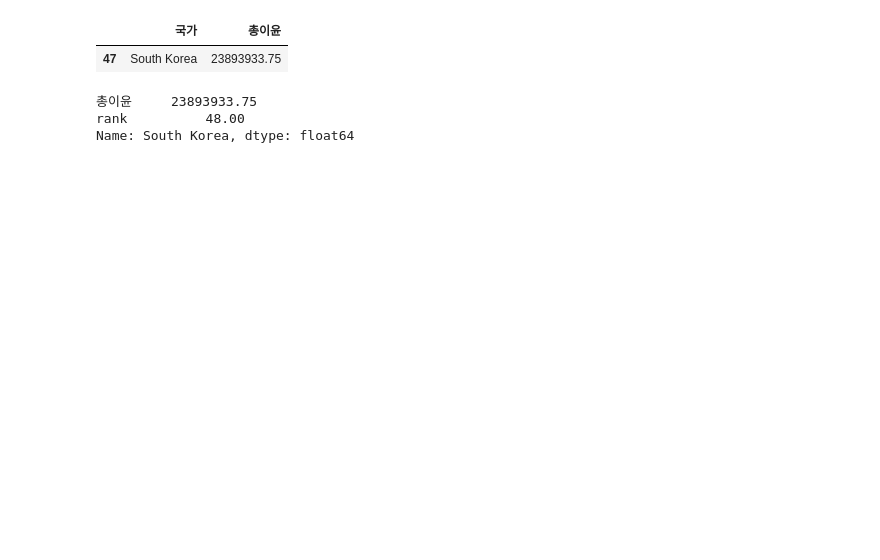
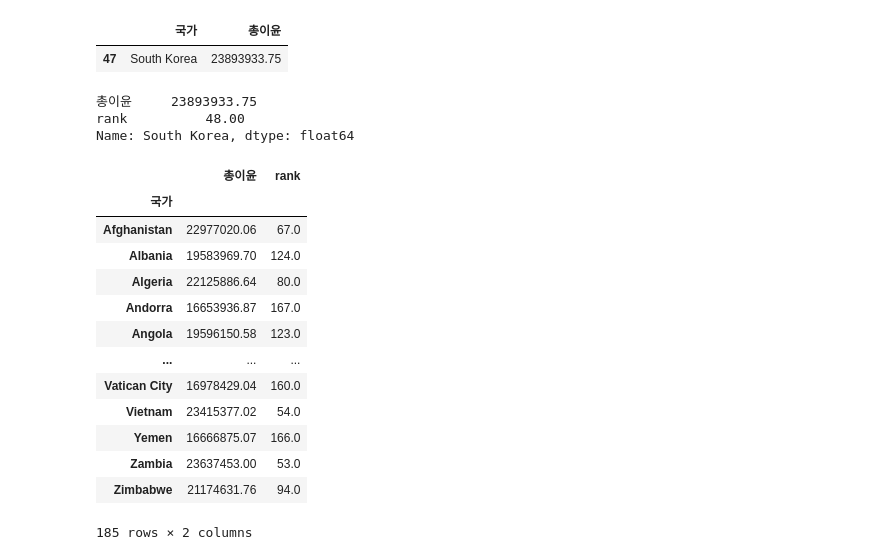
Before and after one commit to bsmoon-86/ezen_2406, a Jupyter notebook: python/240706/02_sales.ipynb, the cells around one changed output. Saved outputs shown, nothing was run; the diff lists cells and outputs as text; code cells hidden in the pictures; blank space fills up the shorter version.

```diff
--- a/python/240706/02_sales.ipynb
+++ b/python/240706/02_sales.ipynb
@@ -325,3 +383,20 @@ group_data5.loc['South Korea']
 총이윤     23893933.75
 rank          48.00
 Name: South Korea, dtype: float64
+# %%
+group_data5
+# %% [output]
+|  | 총이윤 | rank |
+| 국가 |  |  |
+| Afghanistan | 22977020.06 | 67.0 |
+| Albania | 19583969.70 | 124.0 |
+| Algeria | 22125886.64 | 80.0 |
+| Andorra | 16653936.87 | 167.0 |
+| Angola | 19596150.58 | 123.0 |
+| ... | ... | ... |
+| Vatican City | 16978429.04 | 160.0 |
+| Vietnam | 23415377.02 | 54.0 |
+| Yemen | 16666875.07 | 166.0 |
+| Zambia | 23637453.00 | 53.0 |
+| Zimbabwe | 21174631.76 | 94.0 |
+185 rows × 2 columns
```
Also changed, not shown: parts of 11 cells of this notebook, 2 other files.
